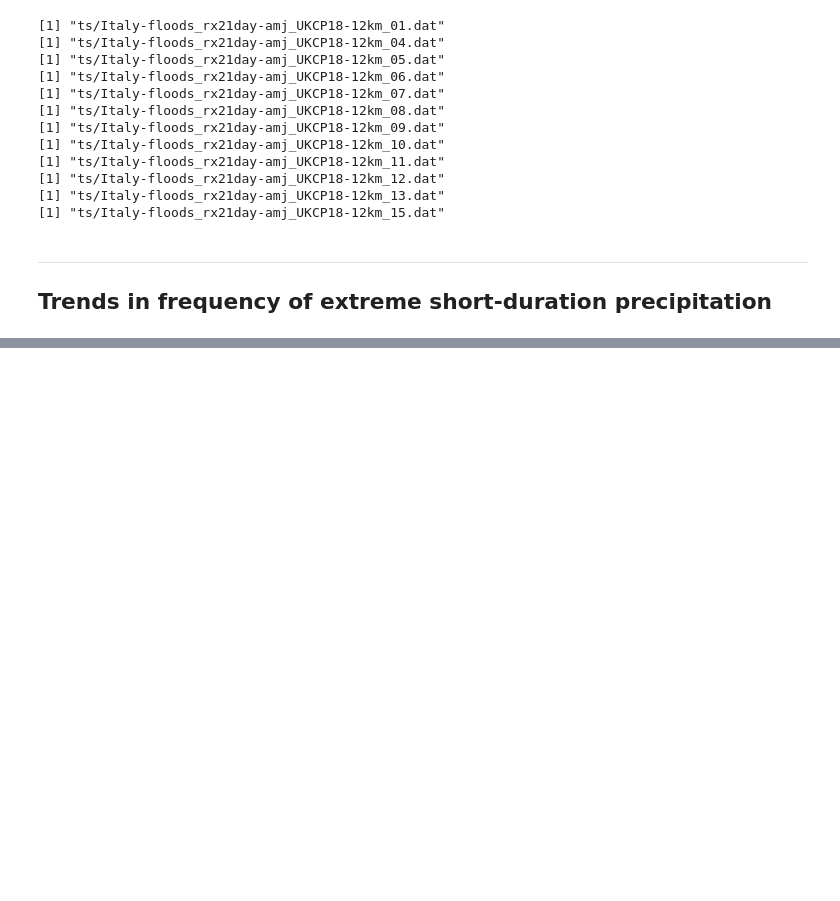
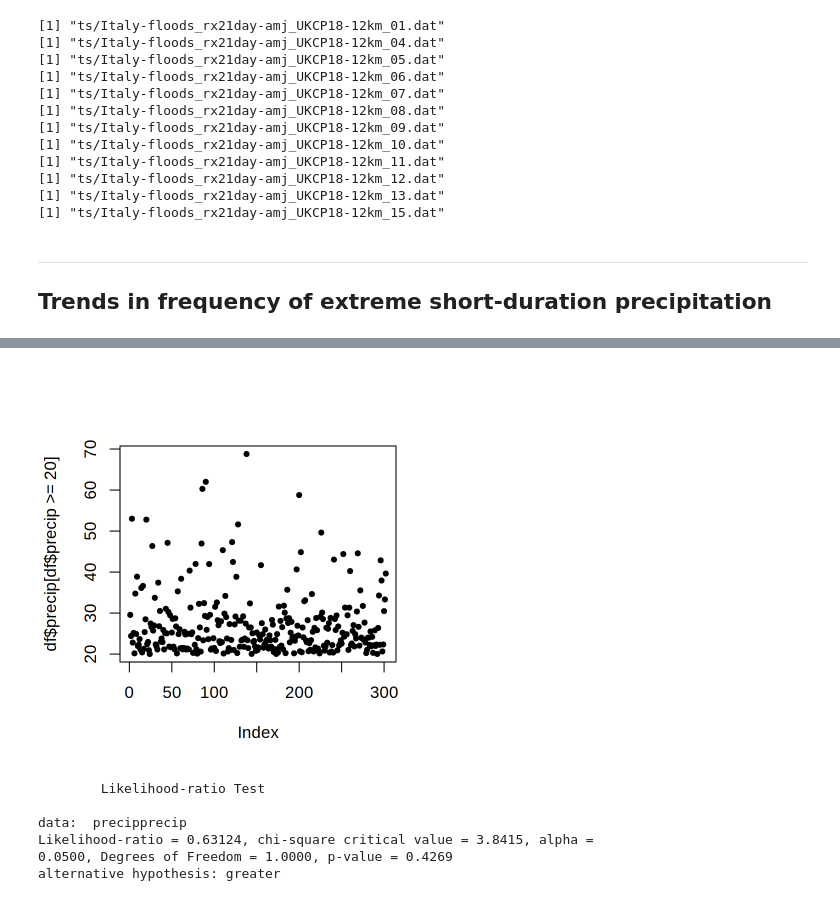
Before and after one commit to clairbarnes/wwa-archive, a Jupyter notebook: 23-04_Italy-floods/Italy-floods_0R_working.ipynb, the cells around one changed output, grey strips where cells are left out. Saved outputs shown, nothing was run; the diff lists cells and outputs as text; code cells hidden in the pictures; blank space fills up the shorter version.

```diff
--- a/23-04_Italy-floods/Italy-floods_0R_working.ipynb
+++ b/23-04_Italy-floods/Italy-floods_0R_working.ipynb
@@ -209,0 +259,21 @@ write.csv(res, "Italy-floods_ukcp18-results.csv")
+# %%
+th <- 20
+prep_window(c(1,1))
+plot(df$precip[df$precip >= 20])
+
+# doesn't really look like there's a trend
+# %% [output]
+[figure, added]
+# %%
+# stationary GPD is a pretty good fit to this data, actually
+s_gpd <- fevd(precip, df, threshold = 20, type = "GP", units = "mm")
+ns_gpd <- fevd(precip, df, threshold = 20, scale.fun = ~ gmst, type = "GP", units = "mm")
+
+lr.test(s_gpd, ns_gpd)  # does not reject stationary model in favour of nonstationary
+# %% [output]
+        Likelihood-ratio Test
+
+data:  precipprecip
+Likelihood-ratio = 0.63124, chi-square critical value = 3.8415, alpha =
+0.0500, Degrees of Freedom = 1.0000, p-value = 0.4269
+alternative hypothesis: greater
```
Also changed, not shown: parts of 30 cells of this notebook, 3 other files.
